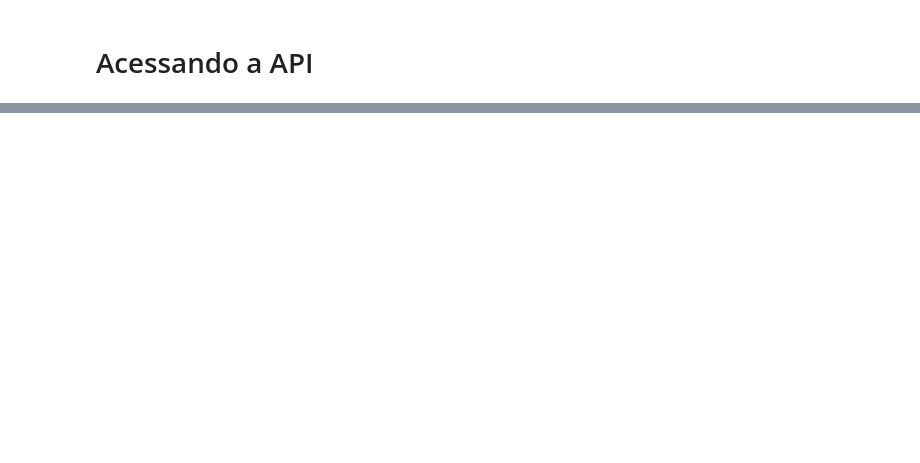
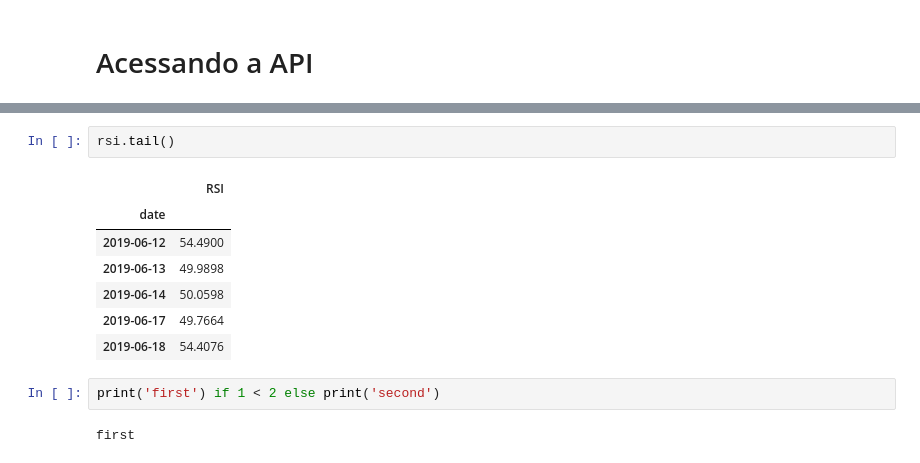
Before and after one commit to albertoivo/nossasrotas-finance, a Jupyter notebook: AlphaVantage.ipynb, the cells around one changed output, grey strips where cells are left out. Cells and saved outputs as stored; diff of their text form; blank space fills up the shorter version.

```diff
--- a/AlphaVantage.ipynb
+++ b/AlphaVantage.ipynb
@@ -66,0 +56,14 @@ plt.show()
+# %%
+rsi.tail()
+# %% [output]
+|  | RSI |
+| date |  |
+| 2019-06-12 | 54.4900 |
+| 2019-06-13 | 49.9898 |
+| 2019-06-14 | 50.0598 |
+| 2019-06-17 | 49.7664 |
+| 2019-06-18 | 54.4076 |
+# %%
+print('first') if 1 < 2 else print('second')
+# %% [output]
+first
```
Also changed, not shown: parts of 10 cells of this notebook.
